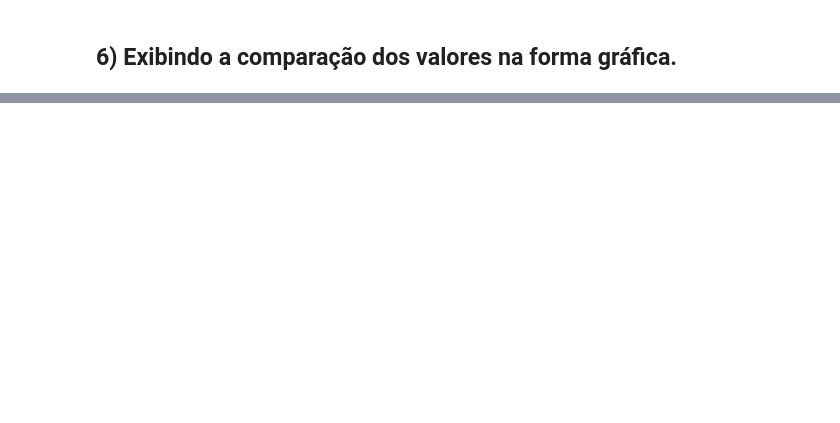
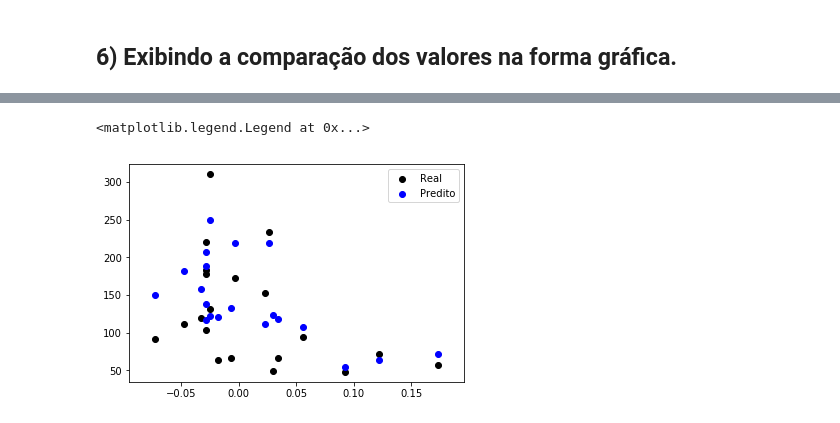
Before and after one commit to DWalterJansen/topicosIC, a Jupyter notebook: Equipe/Trabalho 3/Diabetes.ipynb, the cells around one changed output, grey strips where cells are left out. Cells and saved outputs as stored; diff of their text form; code cells hidden in the pictures; blank space fills up the shorter version.

```diff
--- a/Equipe/Trabalho 3/Diabetes.ipynb
+++ b/Equipe/Trabalho 3/Diabetes.ipynb
@@ -178,0 +254,8 @@ tabela.corr()
+# %%
+#plota todos os valores de validação de s3
+plt.scatter(X_v["s3"], y_v,  color='black')
+plt.scatter(X_v["s3"], y_pred, color='blue')
+plt.legend(["Real", "Predito"])
+# %% [output]
+<matplotlib.legend.Legend at 0x...>
+[figure, added]
```
Also changed, not shown: parts of 9 cells of this notebook, 1 other file.
